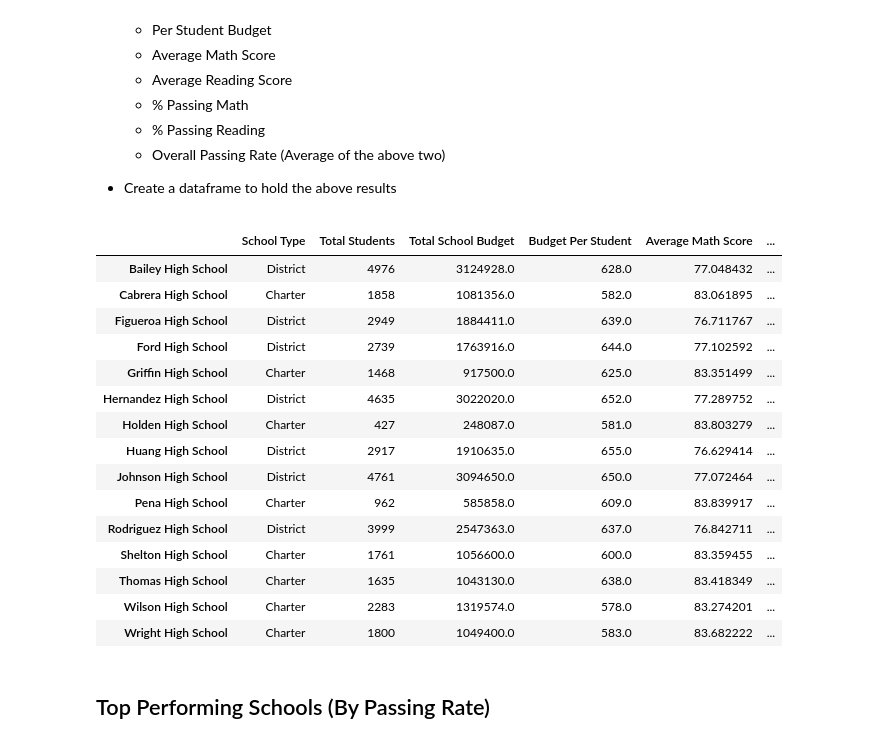
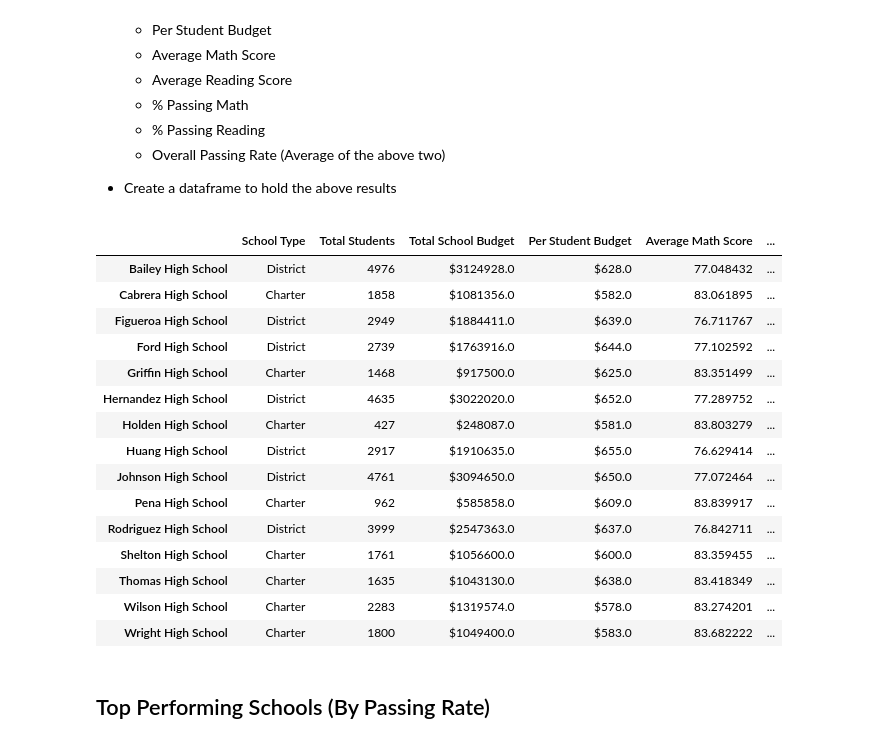
Before and after one commit to michellebrucato/Pandas_Challenge, a Jupyter notebook: PyCitySchools/PyCitySchools_Brucato.ipynb, the cells around one changed output. Saved outputs shown, nothing was run; the diff lists cells and outputs as text; code cells hidden in the pictures.

Commit message:
Style format on school summary dataframe.

```diff
--- a/PyCitySchools/PyCitySchools_Brucato.ipynb
+++ b/PyCitySchools/PyCitySchools_Brucato.ipynb
@@ -111,31 +112,42 @@ overall_pass_rate_per_school = round((percent_pass_math_per_school + percent_pas
 # %%
 school_summary_df = pd.DataFrame({"School Type": school_type,
                                  "Total Students": school_students,
                                  "Total School Budget": school_budget,
                                  "Budget Per Student": budget_per_student,
                                  "Average Math Score": school_avg_math,
                                  "Average Reading Score": school_avg_reading,
                                  "% Passing Math": percent_pass_math_per_school,
                                  "% Passing Reading": percent_pass_reading_per_school,
                                  "% Overall Passing Rate": overall_pass_rate_per_school})
 school_summary_df
+
+school_summary_clean = pd.DataFrame({"School Type": school_type,
+                                 "Total Students": school_students,
+                                 "Total School Budget": ['$' + str(s) for s in school_budget],
+                                 "Per Student Budget": ['$' + str(s) for s in budget_per_student],
+                                 "Average Math Score": school_avg_math,
+                                 "Average Reading Score": school_avg_reading,
+                                 "% Passing Math": [str(s) + '%' for s in percent_pass_math_per_school],
+                                 "% Passing Reading": [str(s) + '%' for s in percent_pass_reading_per_school],
+                                 "% Overall Passing Rate": [str(s) + '%' for s in overall_pass_rate_per_school]})
+school_summary_clean
 # %% [output]
-|  | School Type | Total Students | Total School Budget | Budget Per Student | Average Math Score | ... |
-| Bailey High School | District | 4976 | 3124928.0 | 628.0 | 77.048432 | ... |
-| Cabrera High School | Charter | 1858 | 1081356.0 | 582.0 | 83.061895 | ... |
-| Figueroa High School | District | 2949 | 1884411.0 | 639.0 | 76.711767 | ... |
-| Ford High School | District | 2739 | 1763916.0 | 644.0 | 77.102592 | ... |
-| Griffin High School | Charter | 1468 | 917500.0 | 625.0 | 83.351499 | ... |
-| Hernandez High School | District | 4635 | 3022020.0 | 652.0 | 77.289752 | ... |
-| Holden High School | Charter | 427 | 248087.0 | 581.0 | 83.803279 | ... |
-| Huang High School | District | 2917 | 1910635.0 | 655.0 | 76.629414 | ... |
-| Johnson High School | District | 4761 | 3094650.0 | 650.0 | 77.072464 | ... |
-| Pena High School | Charter | 962 | 585858.0 | 609.0 | 83.839917 | ... |
-| Rodriguez High School | District | 3999 | 2547363.0 | 637.0 | 76.842711 | ... |
-| Shelton High School | Charter | 1761 | 1056600.0 | 600.0 | 83.359455 | ... |
-| Thomas High School | Charter | 1635 | 1043130.0 | 638.0 | 83.418349 | ... |
-| Wilson High School | Charter | 2283 | 1319574.0 | 578.0 | 83.274201 | ... |
-| Wright High School | Charter | 1800 | 1049400.0 | 583.0 | 83.682222 | ... |
+|  | School Type | Total Students | Total School Budget | Per Student Budget | Average Math Score | ... |
+| Bailey High School | District | 4976 | $3124928.0 | $628.0 | 77.048432 | ... |
+| Cabrera High School | Charter | 1858 | $1081356.0 | $582.0 | 83.061895 | ... |
+| Figueroa High School | District | 2949 | $1884411.0 | $639.0 | 76.711767 | ... |
+| Ford High School | District | 2739 | $1763916.0 | $644.0 | 77.102592 | ... |
+| Griffin High School | Charter | 1468 | $917500.0 | $625.0 | 83.351499 | ... |
+| Hernandez High School | District | 4635 | $3022020.0 | $652.0 | 77.289752 | ... |
+| Holden High School | Charter | 427 | $248087.0 | $581.0 | 83.803279 | ... |
+| Huang High School | District | 2917 | $1910635.0 | $655.0 | 76.629414 | ... |
+| Johnson High School | District | 4761 | $3094650.0 | $650.0 | 77.072464 | ... |
+| Pena High School | Charter | 962 | $585858.0 | $609.0 | 83.839917 | ... |
+| Rodriguez High School | District | 3999 | $2547363.0 | $637.0 | 76.842711 | ... |
+| Shelton High School | Charter | 1761 | $1056600.0 | $600.0 | 83.359455 | ... |
+| Thomas High School | Charter | 1635 | $1043130.0 | $638.0 | 83.418349 | ... |
+| Wilson High School | Charter | 2283 | $1319574.0 | $578.0 | 83.274201 | ... |
+| Wright High School | Charter | 1800 | $1049400.0 | $583.0 | 83.682222 | ... |
 # %% [markdown]
 ## Top Performing Schools (By Passing Rate)
 # %% [markdown]
```
Also changed, not shown: parts of 3 cells of this notebook.
